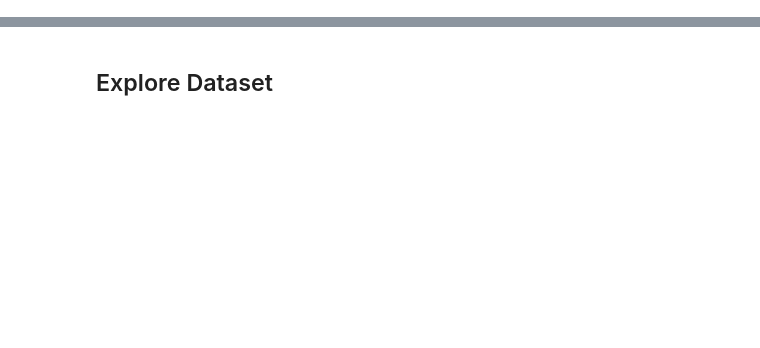
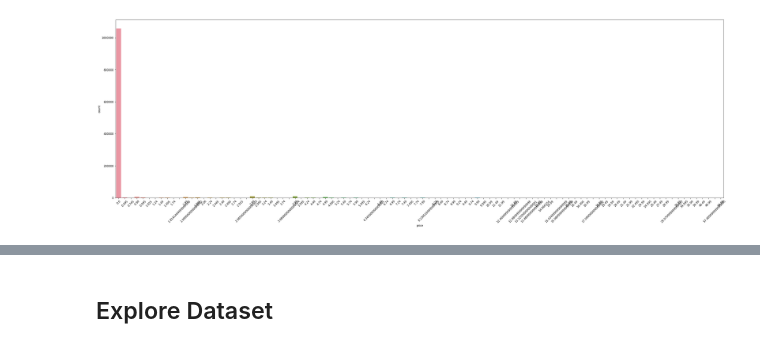
Before and after one commit to Superocker50/CMPT-353-Final-Project, a Jupyter notebook: machine-learning.ipynb, the cells around one changed output, grey strips where cells are left out. Saved outputs shown, nothing was run; the diff lists cells and outputs as text; code cells hidden in the pictures; blank space fills up the shorter version.

```diff
--- a/machine-learning.ipynb
+++ b/machine-learning.ipynb
@@ -5,0 +135,4 @@ import seaborn as sns
+# %%
+features = ['Price_apple','Price_google','Minimum Installs', 'Maximum Installs', 'Rating','polarity','Rating Count', 'Size', 'Reviews']
+all_apps = all_apps[features]
+all_apps.head()
@@ -5,0 +146,4 @@ import seaborn as sns
+# %%
+all_apps = all_apps.dropna()
+# %%
+all_apps['price'] = (all_apps['Price_apple'] + all_apps['Price_google']) / 2
@@ -5,0 +162,7 @@ import seaborn as sns
+# %%
+sns.countplot(x='price', data=all_apps)
+plt.rcParams["figure.figsize"] = (40,12)
+plt.xticks(rotation=45)
+plt.show()
+# %% [output]
+[figure, added]
```
Also changed, not shown: parts of 50 cells of this notebook.
